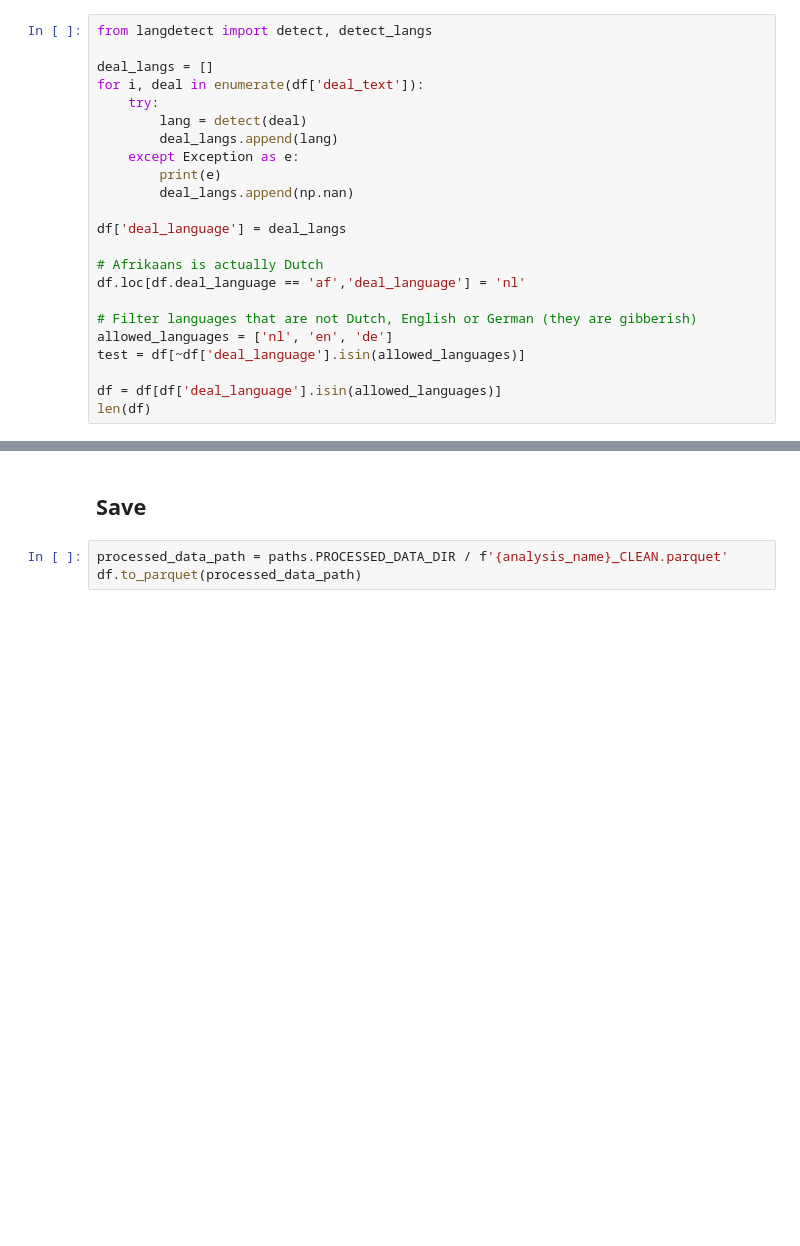
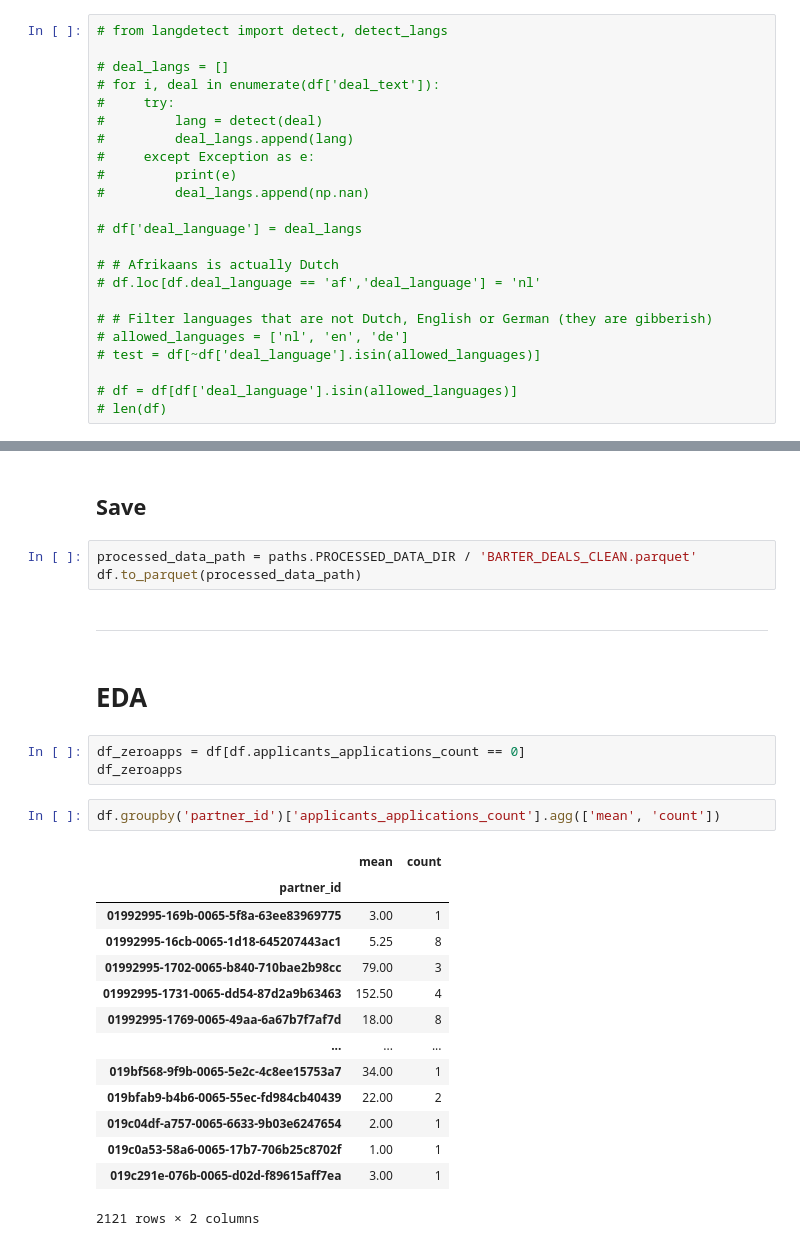
Before and after one commit to wouterbarter/AI_thesis_public, a Jupyter notebook: notebooks/data_cleaning.ipynb, the cells around one changed output, grey strips where cells are left out. Drawn from its saved outputs; the diff is of its cells as text; blank space fills up the shorter version.

```diff
--- a/notebooks/data_cleaning.ipynb
+++ b/notebooks/data_cleaning.ipynb
@@ -90,25 +119,25 @@ Remove 'test' deals (this is too aggressive, removes valid deals as well)
 # %% [markdown]
 - Deal language
 # %%
-from langdetect import detect, detect_langs
+# from langdetect import detect, detect_langs
 
-deal_langs = []
-for i, deal in enumerate(df['deal_text']):
-    try:
-        lang = detect(deal)
-        deal_langs.append(lang)
-    except Exception as e:
-        print(e)
-        deal_langs.append(np.nan)
+# deal_langs = []
+# for i, deal in enumerate(df['deal_text']):
+#     try:
+#         lang = detect(deal)
+#         deal_langs.append(lang)
+#     except Exception as e:
+#         print(e)
+#         deal_langs.append(np.nan)
 
-df['deal_language'] = deal_langs
+# df['deal_language'] = deal_langs
 
-# Afrikaans is actually Dutch
-df.loc[df.deal_language == 'af','deal_language'] = 'nl'
+# # Afrikaans is actually Dutch
+# df.loc[df.deal_language == 'af','deal_language'] = 'nl'
 
-# Filter languages that are not Dutch, English or German (they are gibberish)
-allowed_languages = ['nl', 'en', 'de']
-test = df[~df['deal_language'].isin(allowed_languages)]
+# # Filter languages that are not Dutch, English or German (they are gibberish)
+# allowed_languages = ['nl', 'en', 'de']
+# test = df[~df['deal_language'].isin(allowed_languages)]
 
-df = df[df['deal_language'].isin(allowed_languages)]
-len(df)
+# df = df[df['deal_language'].isin(allowed_languages)]
+# len(df)
@@ -186,5 +144,29 @@ df
 # %% [markdown]
 ## Save
 # %%
-processed_data_path = paths.PROCESSED_DATA_DIR / f'{analysis_name}_CLEAN.parquet'
+processed_data_path = paths.PROCESSED_DATA_DIR / 'BARTER_DEALS_CLEAN.parquet'
 df.to_parquet(processed_data_path)
+# %% [markdown]
+--------
+# %% [markdown]
+# EDA
+# %%
+df_zeroapps = df[df.applicants_applications_count == 0]
+df_zeroapps
+# %%
+df.groupby('partner_id')['applicants_applications_count'].agg(['mean', 'count'])
+# %% [output]
+|  | mean | count |
+| partner_id |  |  |
+| 01992995-169b-0065-5f8a-63ee83969775 | 3.00 | 1 |
+| 01992995-16cb-0065-1d18-645207443ac1 | 5.25 | 8 |
+| 01992995-1702-0065-b840-710bae2b98cc | 79.00 | 3 |
+| 01992995-1731-0065-dd54-87d2a9b63463 | 152.50 | 4 |
+| 01992995-1769-0065-49aa-6a67b7f7af7d | 18.00 | 8 |
+| ... | ... | ... |
+| 019bf568-9f9b-0065-5e2c-4c8ee15753a7 | 34.00 | 1 |
+| 019bfab9-b4b6-0065-55ec-fd984cb40439 | 22.00 | 2 |
+| 019c04df-a757-0065-6633-9b03e6247654 | 2.00 | 1 |
+| 019c0a53-58a6-0065-17b7-706b25c8702f | 1.00 | 1 |
+| 019c291e-076b-0065-d02d-f89615aff7ea | 3.00 | 1 |
+2121 rows × 2 columns
```
Also changed, not shown: parts of 25 cells of this notebook.
